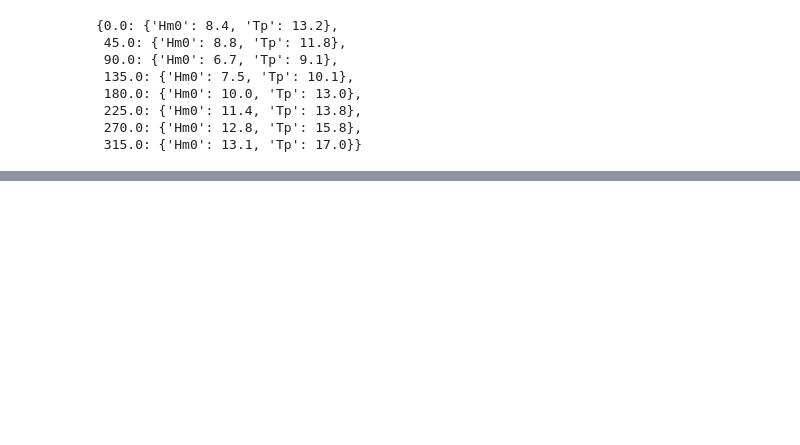
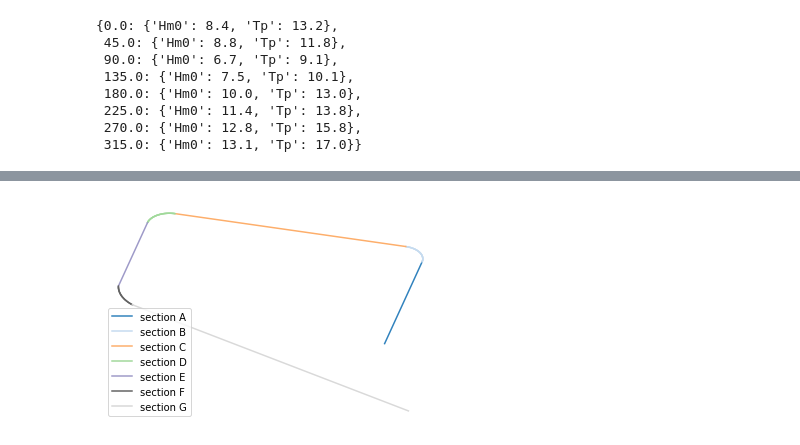
Before and after one commit to Sander-w/breakwater, a Jupyter notebook: Notebooks/Input_Automation.ipynb, the cells around one changed output, grey strips where cells are left out. Cells and saved outputs as stored; diff of their text form; code cells hidden in the pictures; blank space fills up the shorter version.

Commit message:
Added the effect of oblique wave attack on rock armour

```diff
--- a/Notebooks/Input_Automation.ipynb
+++ b/Notebooks/Input_Automation.ipynb
@@ -83,10 +76,12 @@ shape
+# %%
+path = 'KML_files/Energy_Island_Shape.kml'
 # %%
-wave_directions = {}
+wave_conditions = {}
 
 for index, row in df_input_hydraulic.iterrows():
-    wave_directions[row['DIR (deg_N)']] = {'Hm0': row['Hm0(m)'], 'Tp': row['Tp(s)']}
+    wave_conditions[row['DIR (deg_N)']] = {'Hm0': row['Hm0(m)'], 'Tp': row['Tp(s)']}
 
-wave_directions
+wave_conditions
 # %% [output]
 {0.0: {'Hm0': 8.4, 'Tp': 13.2},
  45.0: {'Hm0': 8.8, 'Tp': 11.8},
@@ -109,0 +207,11 @@ bw.governing_wave_direction(kml_path= path, wave_directions= wave_directions, sh
+# %%
+EI_3D = bw.structure_3D(
+                        kml_path= path,
+                        wave_direction= 'right',
+                        wave_conditions= wave_conditions,
+                        shape= 'Linestring',
+                        structure_type= 'breakwater')
+# %%
+EI_3D.plot_topview()
+# %% [output]
+[figure, added]
```
Also changed, not shown: parts of 12 cells of this notebook, 9 other files.
